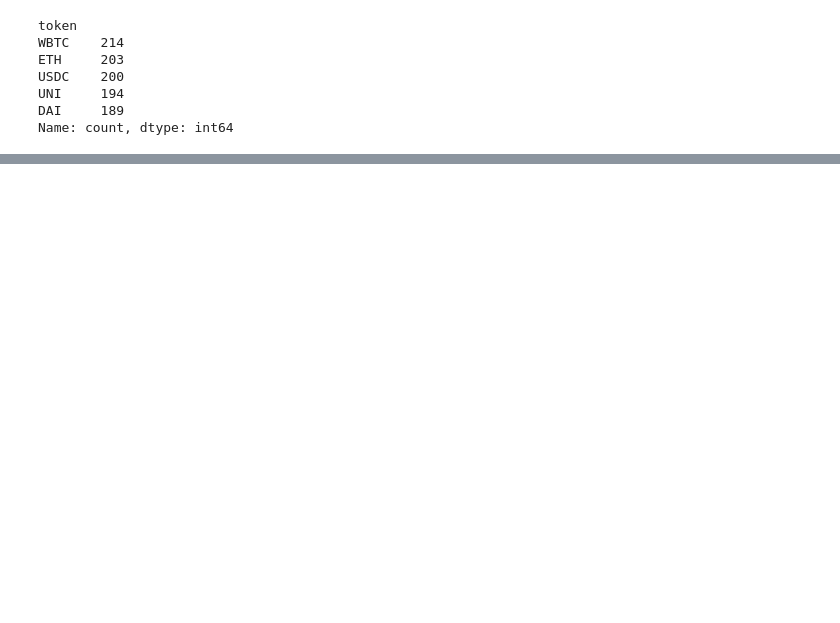
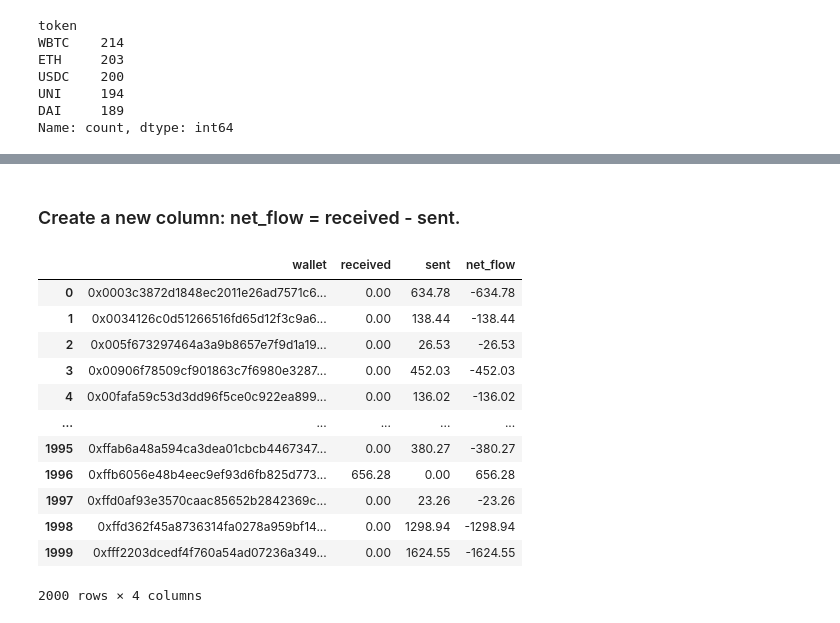
Before and after one commit to Ayodejifem/Python-problems-on-Datastructure, a Jupyter notebook: Token_transaction_behavior.ipynb, the cells around one changed output, grey strips where cells are left out. Drawn from its saved outputs; the diff is of its cells as text; code cells hidden in the pictures; blank space fills up the shorter version.

```diff
--- a/Token_transaction_behavior.ipynb
+++ b/Token_transaction_behavior.ipynb
@@ -94,0 +139,28 @@ Name: count, dtype: int64
+# %% [markdown]
+### Create a new column: net_flow = received - sent.
+# %%
+sent = df.groupby('sender_wallet')['amount'].sum().reset_index()
+sent.columns = ['wallet', 'sent']
+
+received = df.groupby('receiver_wallet')['amount'].sum().reset_index()
+received.columns = ['wallet', 'received']
+
+wallets = pd.merge(received, sent, on='wallet', how='outer').fillna(0)
+
+wallets['net_flow'] = wallets['received'] - wallets['sent']
+
+wallets
+# %% [output]
+|  | wallet | received | sent | net_flow |
+| 0 | 0x0003c3872d1848ec2011e26ad7571c6... | 0.00 | 634.78 | -634.78 |
+| 1 | 0x0034126c0d51266516fd65d12f3c9a6... | 0.00 | 138.44 | -138.44 |
+| 2 | 0x005f673297464a3a9b8657e7f9d1a19... | 0.00 | 26.53 | -26.53 |
+| 3 | 0x00906f78509cf901863c7f6980e3287... | 0.00 | 452.03 | -452.03 |
+| 4 | 0x00fafa59c53d3dd96f5ce0c922ea899... | 0.00 | 136.02 | -136.02 |
+| ... | ... | ... | ... | ... |
+| 1995 | 0xffab6a48a594ca3dea01cbcb4467347... | 0.00 | 380.27 | -380.27 |
+| 1996 | 0xffb6056e48b4eec9ef93d6fb825d773... | 656.28 | 0.00 | 656.28 |
+| 1997 | 0xffd0af93e3570caac85652b2842369c... | 0.00 | 23.26 | -23.26 |
+| 1998 | 0xffd362f45a8736314fa0278a959bf14... | 0.00 | 1298.94 | -1298.94 |
+| 1999 | 0xfff2203dcedf4f760a54ad07236a349... | 0.00 | 1624.55 | -1624.55 |
+2000 rows × 4 columns
```
Also changed, not shown: parts of 13 cells of this notebook, 3 other files.
